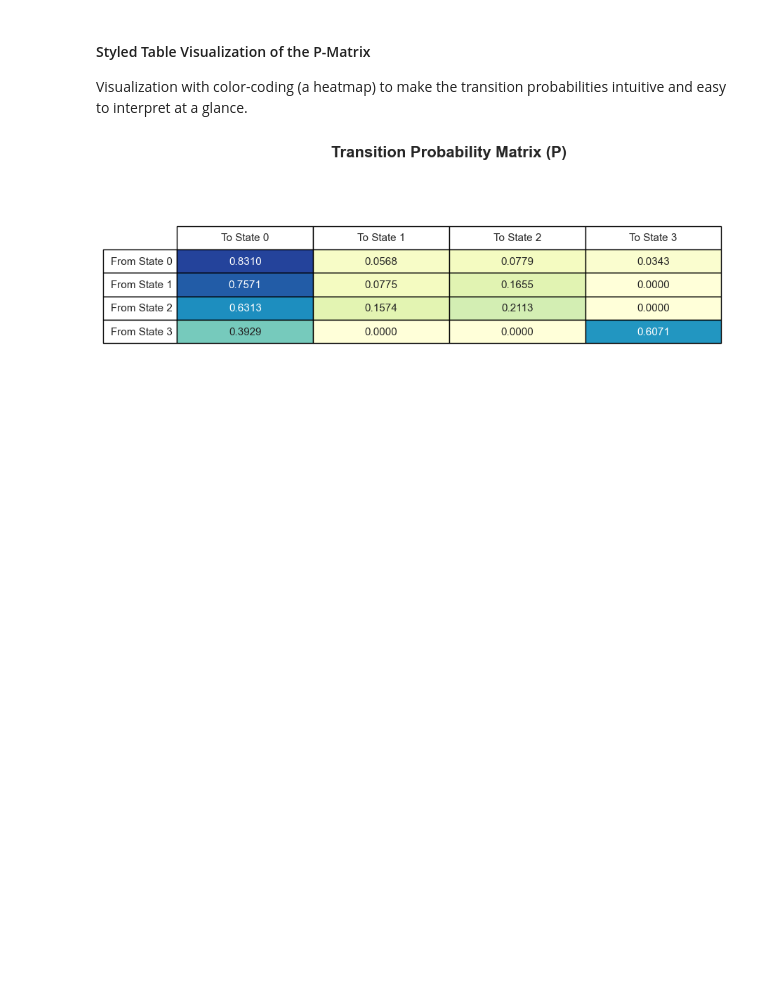
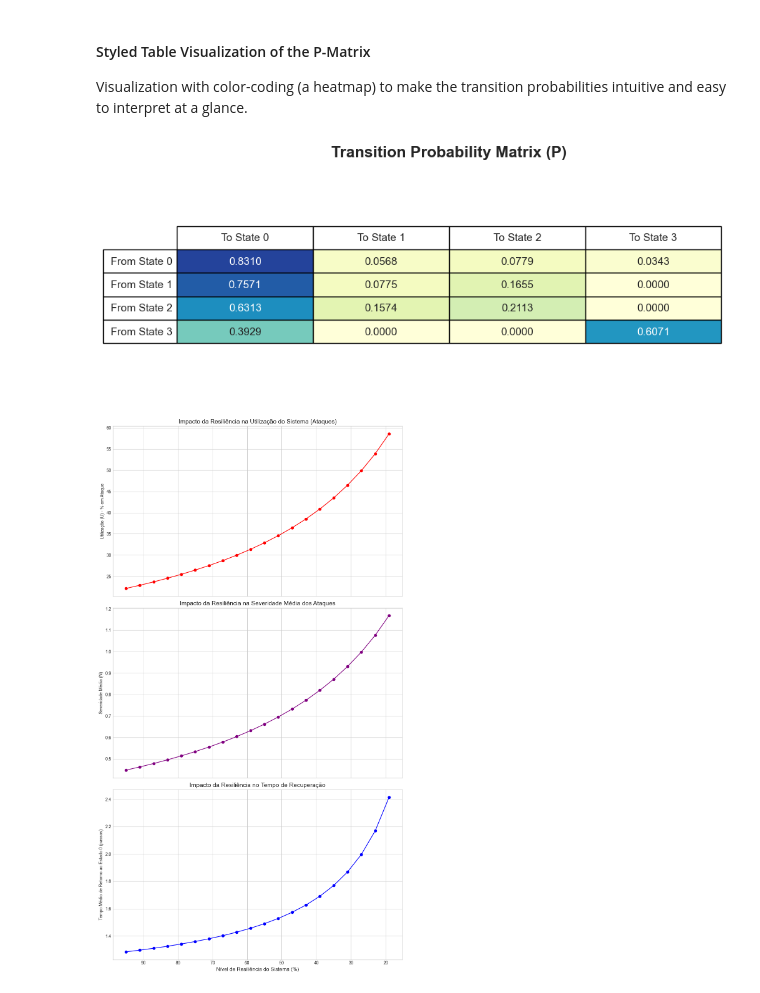
Before and after one commit to laiszig/uav-gps-spoofing-markov, a Jupyter notebook: gps-spoofing-analysis.ipynb, the cells around one changed output. Saved outputs shown, nothing was run; the diff lists cells and outputs as text; code cells hidden in the pictures; blank space fills up the shorter version.

```diff
--- a/gps-spoofing-analysis.ipynb
+++ b/gps-spoofing-analysis.ipynb
@@ -335,3 +335,80 @@ plt.show()
 # plt.savefig('gps_pmatrix_table.png', dpi=300, bbox_inches='tight')
 # %% [output]
 [figure]
+# %%
+# --- PASSO 0: Matriz P original ---
+p_matrix_original_data = {
+    0: [0.8310, 0.0568, 0.0779, 0.0343],
+    1: [0.7571, 0.0775, 0.1655, 0.0000],
+    2: [0.6313, 0.1574, 0.2113, 0.0000],
+    3: [0.3929, 0.0000, 0.0000, 0.6071]
+}
+p_matrix_original = pd.DataFrame(p_matrix_original_data).transpose()
+possible_states = p_matrix_original.index.tolist()
+
+# --- PASSO 1: Inicializar a lista de resultados ---
+results_list = []
+
+# --- PASSO 2: Loop de análise com a nova escala ---
+degradation_steps = np.linspace(0, 0.8, 20)
+max_resilience = 0.95 # <<< NOVA LINHA: Definimos a resiliência máxima como 95%
+
+for degradation_factor in degradation_steps:
+    p_matrix_new = p_matrix_original.copy()
+
+    for state in [1, 2, 3]:
+        recovery_prob = p_matrix_original.loc[state, 0]
+        reduction_amount = recovery_prob * degradation_factor
+        p_matrix_new.loc[state, 0] = recovery_prob - reduction_amount
+        p_matrix_new.loc[state, state] = p_matrix_original.loc[state, state] + reduction_amount
+
+    # --- Recalcular as métricas ---
+    eigen_matrix = p_matrix_new.transpose() - np.identity(len(possible_states))
+    A = np.vstack((eigen_matrix[:-1], np.ones(len(possible_states))))
+    b = np.zeros(len(possible_states))
+    b[-1] = 1
+    pi = np.linalg.solve(A, b)
+
+    utilization = 1 - pi[0]
+    avg_severity = np.sum(pi * np.array(possible_states))
+    recurrence_time_0 = 1 / pi[0] if pi[0] > 0 else float('inf')
+
+    # --- Armazenar os resultados com a escala ajustada ---
+    results_list.append({
+        # <<< LINHA MODIFICADA: A resiliência agora é calculada a partir do máximo de 95%
+        'resilience_level': max_resilience * (1 - degradation_factor),
+        'utilization': utilization,
+        'avg_severity': avg_severity,
+        'recovery_time_steps': recurrence_time_0
+    })
+
+# --- PASSO 3: Converter para DataFrame e Gerar os Gráficos ---
+results_df = pd.DataFrame(results_list)
+
+# O código para plotar os gráficos continua exatamente o mesmo...
+fig, axs = plt.subplots(3, 1, figsize=(10, 18), sharex=True)
+plt.style.use('seaborn-v0_8-whitegrid')
+
+# Gráfico 1: Utilização
+axs[0].plot(results_df['resilience_level'] * 100, results_df['utilization'] * 100, marker='o', color='red')
+axs[0].set_title('Impacto da Resiliência na Utilização do Sistema (Ataques)', fontsize=14)
+axs[0].set_ylabel('Utilização (U) - % em Ataque')
+
+# Gráfico 2: Severidade Média
+axs[1].plot(results_df['resilience_level'] * 100, results_df['avg_severity'], marker='o', color='purple')
+axs[1].set_title('Impacto da Resiliência na Severidade Média dos Ataques', fontsize=14)
+axs[1].set_ylabel('Severidade Média (N)')
+axs[1].grid(True)
+
+# Gráfico 3: Tempo de Recuperação
+axs[2].plot(results_df['resilience_level'] * 100, results_df['recovery_time_steps'], marker='o', color='blue')
+axs[2].set_title('Impacto da Resiliência no Tempo de Recuperação', fontsize=14)
+axs[2].set_ylabel('Tempo Médio de Retorno ao Estado 0 (passos)')
+axs[2].set_xlabel('Nível de Resiliência do Sistema (%)', fontsize=12)
+axs[2].grid(True)
+
+plt.gca().invert_xaxis()
+plt.tight_layout()
+plt.show()
+# %% [output]
+[figure, added]
```
Also changed, not shown: parts of 2 cells of this notebook.
